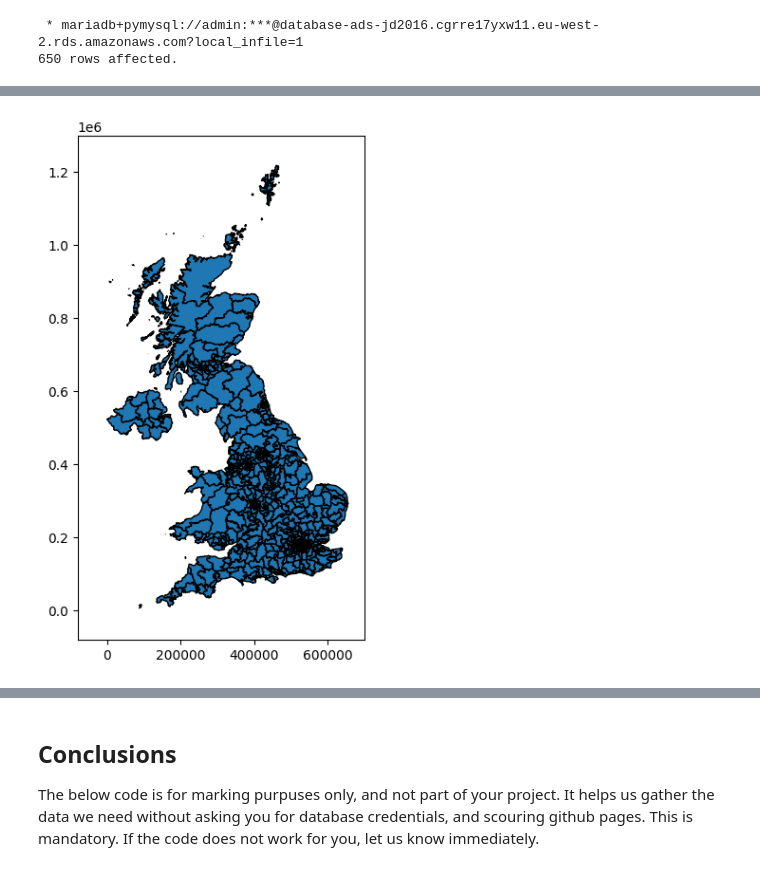
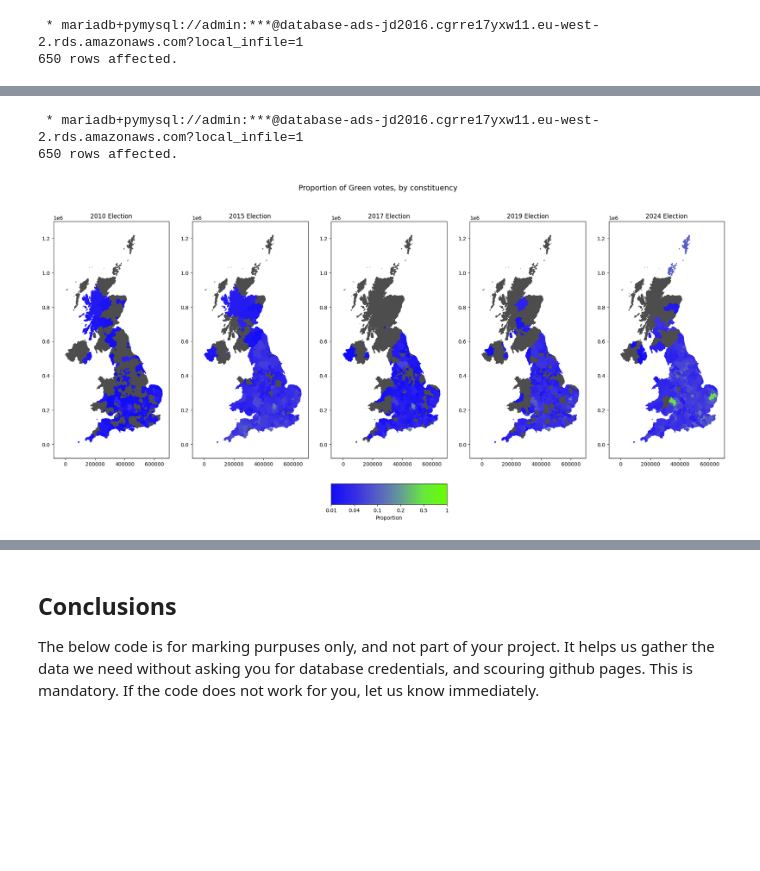
Before and after one commit to JDS289/jd2016_ads_2024, a Jupyter notebook: ads_course_assessment.ipynb, the cells around one changed output, grey strips where cells are left out. Drawn from its saved outputs; the diff is of its cells as text; code cells hidden in the pictures; blank space fills up the shorter version.

```diff
--- a/ads_course_assessment.ipynb
+++ b/ads_course_assessment.ipynb
@@ -898,0 +863,5 @@ gdf2024
+# %%
+results2 = %sql SELECT g.*, ST_AsText(geometry) as geom FROM boundaries2010_to_2019 b JOIN green_proportion2010_to_2019 g ON b.ONS_ID = g.ONS_ID;
+# %% [output]
+ * mariadb+pymysql://admin:***@database-ads-jd2016.cgrre17yxw11.eu-west-2.rds.amazonaws.com?local_infile=1
+650 rows affected.
@@ -901,20 +884,52 @@ from shapely.plotting import patch_from_polygon
-# %%
-from matplotlib import pyplot as plt
-
-xlim, ylim = (-0.8 * 10**5, 7 * 10**5), (-0.8 * 10**5, 13 * 10**5)
-xspan, yspan = xlim[1] - xlim[0], ylim[1] - ylim[0]
-
-fig, ax = plt.subplots()
-
-ax.set_xlim(xlim)
-ax.set_ylim(ylim)
-fig.set_figwidth(xspan / (2 * 10**5))
-fig.set_figheight(yspan / (2 * 10**5))
-
-
-for _i, row in gdf2024.iterrows():
-  _id, _name, proportion, geom = row
-  patch = patch_from_polygon(geom)
-  ax.add_patch(patch)
-# %% [output]
-[figure, removed]
+# %%
+from matplotlib import pyplot as plt
+from matplotlib.cm import ScalarMappable
+from matplotlib.colors import Normalize, LinearSegmentedColormap
+import numpy as np
+
+xlim, ylim = (-0.8 * 10**5, 7 * 10**5), (-0.8 * 10**5, 13 * 10**5)
+xspan, yspan = xlim[1] - xlim[0], ylim[1] - ylim[0]
+
+fig, (axs, (_1, _2, colorbarAxis, _3, _4)) = plt.subplots(nrows=2, ncols=5, height_ratios=[0.92, 0.08], figsize=(3 * xspan / (10**5), 0.72 * yspan / (10**5)))
+
+for ax in (_1, _2, _3, _4):
+  ax.set_axis_off()
+
+plt.suptitle("Proportion of Green votes, by constituency", fontsize="x-large")
+
+
+
+def color_from_greenProportion(greenProportion):
+  if greenProportion == 0: # i.e. "no candidate stood"
+    return (0.3, 0.3, 0.3)
+
+  # return (0, log10(99*greenProportion + 1)/2, 1 - 1.5*(greenProportion))
+  return (40/99 * (1 - 100**(-greenProportion*4)), 100/99 * (1 - 100**(-greenProportion)), 10/9 * (10**(-greenProportion) - 10**(-1)))
+
+def drawGreenProportion(ax, geoms, proportions):
+  for geom, proportion in zip(geoms, proportions):
+    patch = patch_from_polygon(geom, color=color_from_greenProportion(proportion))
+    ax.add_patch(patch)
+
+
+for i, ax in enumerate(axs):
+  year = ("2010", "2015", "2017", "2019", "2024")[i]
+  ax.set_title(f"{year} Election")
+
+  ax.set_xlim(xlim)
+  ax.set_ylim(ylim)
+
+  gdf = (gdfOther, gdf2024)[i == 4]
+  drawGreenProportion(ax, gdf["geometry"], gdf[f"proportion{year}"])
+
+labels = (0.01, 0.04, 0.1, 0.2, 0.5, 1)
+cb = fig.colorbar(
+    ScalarMappable(norm=Normalize(vmin=0, vmax=1), cmap=LinearSegmentedColormap.from_list("", [color_from_greenProportion(x) for x in labels])),
+    pad=0.2,
+    cax=colorbarAxis,
+    orientation="horizontal"
+)
+cb.set_label("Proportion")
+cb.set_ticks(ticks=[x/5 for x in range(6)], labels=labels)
+# %% [output]
+[figure, added]
```
Also changed, not shown: parts of 17 cells of this notebook.
